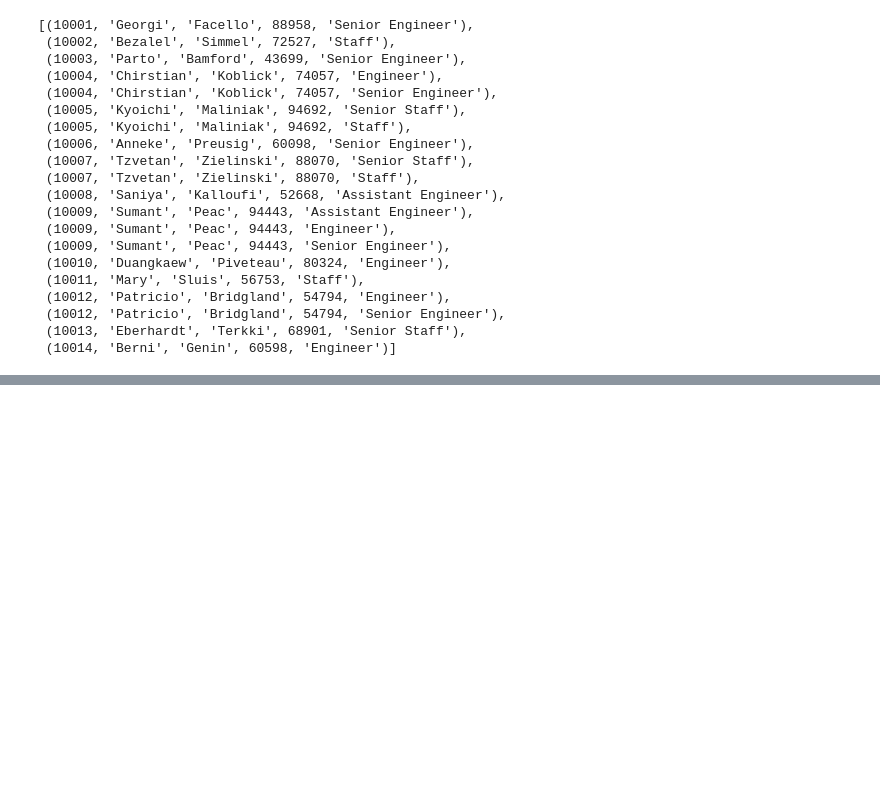
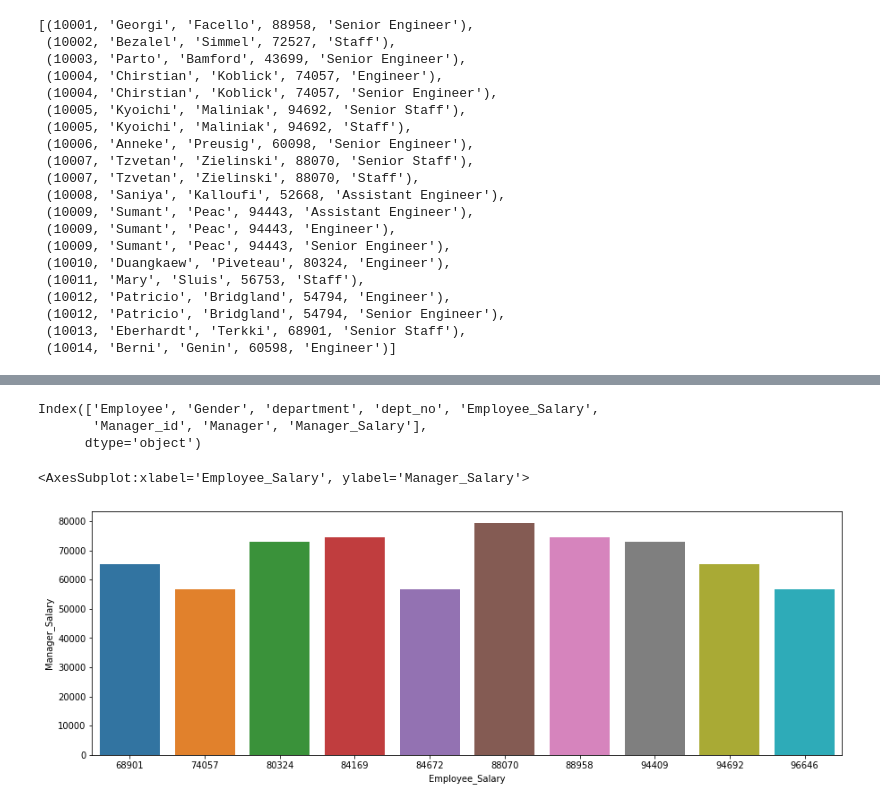
Before and after one commit to roblivesinottawa/sales_rental_analysis, a Jupyter notebook: notebooks/analysis5.ipynb, the cells around one changed output, grey strips where cells are left out. Cells and saved outputs as stored; diff of their text form; code cells hidden in the pictures; blank space fills up the shorter version.

```diff
--- a/notebooks/analysis5.ipynb
+++ b/notebooks/analysis5.ipynb
@@ -358,0 +456,38 @@ get_data(
+# %%
+df = pd.read_sql(
+    '''
+    SELECT e.emp_no,
+    CONCAT(e.first_name, ' ', e.last_name) AS Employee,
+    e.gender AS Gender,
+    d.dept_name AS department, d.dept_no, s.salary AS Employee_Salary,
+    manager.emp_no AS Manager_id,
+    CONCAT(manager.first_name, ' ', manager.last_name)
+    AS Manager, man_sal.salary AS Manager_Salary
+    FROM current_dept_emp cdept
+    INNER JOIN employees e
+    ON e.emp_no = cdept.emp_no
+    INNER JOIN departments d
+    ON d.dept_no = cdept.dept_no
+    INNER JOIN
+    (SELECT dept_no AS dn, emp_no AS en FROM
+    dept_manager WHERE from_date IN
+    (SELECT MAX(from_date) FROM dept_manager GROUP BY dept_no)) dm
+    ON dm.dn = cdept.dept_no
+    INNER JOIN
+    employees manager
+    ON manager.emp_no = dm.en
+    INNER JOIN
+    (SELECT s1.* FROM salaries AS s1
+    LEFT JOIN salaries AS s2
+    ON (s1.emp_no = s2.emp_no AND s1.from_date < s2.from_date)
+    WHERE s2.from_date IS NULL) s
+    ON s.emp_no = cdept.emp_no
+    INNER JOIN
+    (SELECT s1.* FROM salaries AS s1
+    LEFT JOIN salaries AS s2
+    ON (s1.emp_no = s2.emp_no AND s1.from_date < s2.from_date)
+    WHERE s2.from_date IS NULL) man_sal
+    ON man_sal.emp_no = manager.emp_no
+    WHERE s.salary > man_sal.salary
+    LIMIT 10;
+    ''', connection, index_col='emp_no')
@@ -358,0 +555,11 @@ get_data(
+# %%
+df.columns
+# %% [output]
+Index(['Employee', 'Gender', 'department', 'dept_no', 'Employee_Salary',
+       'Manager_id', 'Manager', 'Manager_Salary'],
+      dtype='object')
+# %%
+sns.barplot(x=df.Employee_Salary, y=df.Manager_Salary, data=df)
+# %% [output]
+<AxesSubplot:xlabel='Employee_Salary', ylabel='Manager_Salary'>
+[figure, added]
```
Also changed, not shown: parts of 19 cells of this notebook, 1 other file.
